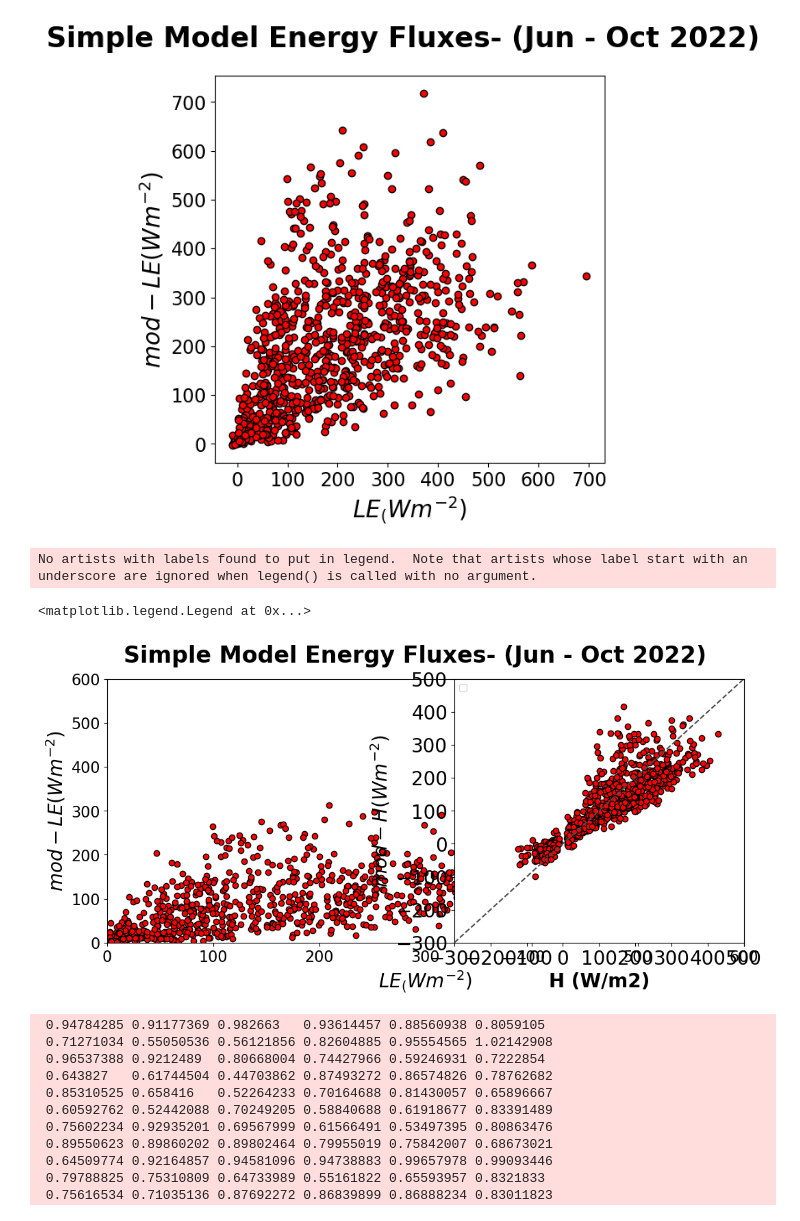
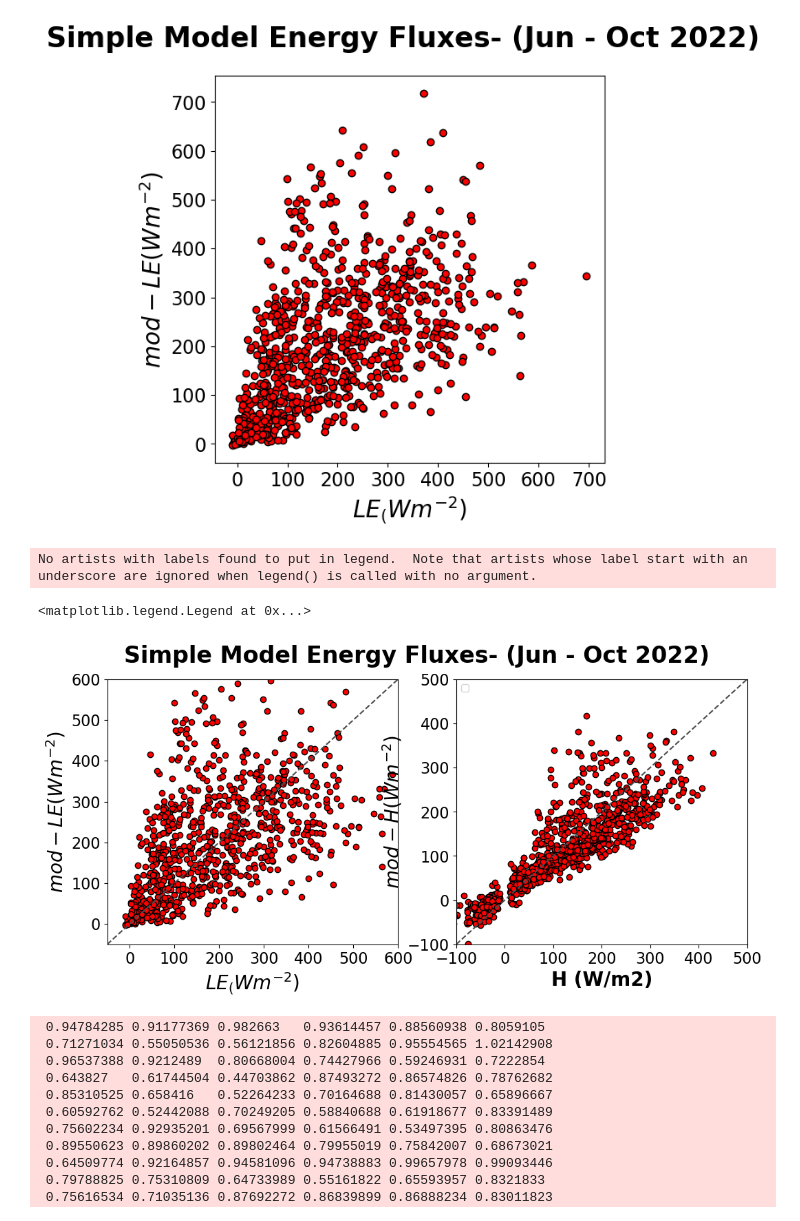
Before and after one commit to sreenathpaleri/Bulk_Richardson_Parameterizations, a Jupyter notebook: kp22analysis.ipynb, the cells around one changed output. Saved outputs shown, nothing was run; the diff lists cells and outputs as text; code cells hidden in the pictures.

```diff
--- a/kp22analysis.ipynb
+++ b/kp22analysis.ipynb
@@ -345,35 +321,37 @@ plt.scatter(sample_df_rest['LE_10m'], 0.0085*sample_df_rest['LE_10m_param'], col
 # %% [output]
 <matplotlib.collections.PathCollection at 0x...>
 [figure]
+# %%
+sample_df_rest['LE_10m_modeled'] = 0.0085*sample_df_rest['LE_10m_param']
 # %%
 fig = plt.figure(figsize=(12,5))
 plt.suptitle('Simple Model Energy Fluxes- (Jun - Oct 2022)', fontsize=24, fontweight = "bold")
 
-ax1 = fig2.add_subplot(1,2,1)
-plt.axis([0,600,0,600])
+ax1 = fig.add_subplot(1,2,1)
+plt.axis([-50,600,-50,600])
 plt.plot(ax1.get_xlim(), ax1.get_ylim(), ls="--", c=".3")
 plt.ylabel(r'$mod-LE(W m^{-2})$',fontsize=20,fontweight = "bold")
 plt.xlabel(r'$LE_(W m^{-2})$',fontsize=20,fontweight = "bold")
 plt.yticks(fontsize=16)
 plt.xticks(fontsize=16)
 plt.scatter(sample_df_rest['LE_10m'], sample_df_rest['LE_10m_modeled'], color='red',edgecolor = 'black')
 
 
 ax2 = plt.subplot(122)
-plt.axis([-300,500,-300,500])
+plt.axis([-100,500,-100,500])
 plt.plot(ax2.get_xlim(), ax2.get_ylim(), ls="--", c=".3")
 plt.ylabel(r'$mod-H (W m^{-2})$',fontsize=20,fontweight = "bold")
 plt.xlabel('H (W/m2)',fontsize=20,fontweight = "bold")
-plt.yticks(fontsize=20)
-plt.xticks(fontsize=20)
+plt.yticks(fontsize=16)
+plt.xticks(fontsize=16)
 plt.scatter(sample_df_rest['H_10m'], sample_df_rest['H_10m_modeled'], color='red',edgecolor = 'black')
 #plt.plot(sample_df_rest['H_10m_param'], intercept + gradient*sample_df_rest['H_10m_param'], 'blue')
 #plt.text(6000, 100,f"{intercept:.3f} + {gradient:.3f}*x")
 plt.legend()
 # %% [output]
 No artists with labels found to put in legend.  Note that artists whose label start with an underscore are ignored when legend() is called with no argument.
 <matplotlib.legend.Legend at 0x...>
-[figure, old version]
+[figure, new version]
 # %%
 ##### now try with parameterised sigma_w, for unstable (following KP formulations) and stable (following BV)
 # %%
```
Also changed, not shown: parts of 12 cells of this notebook, 13 other files.
